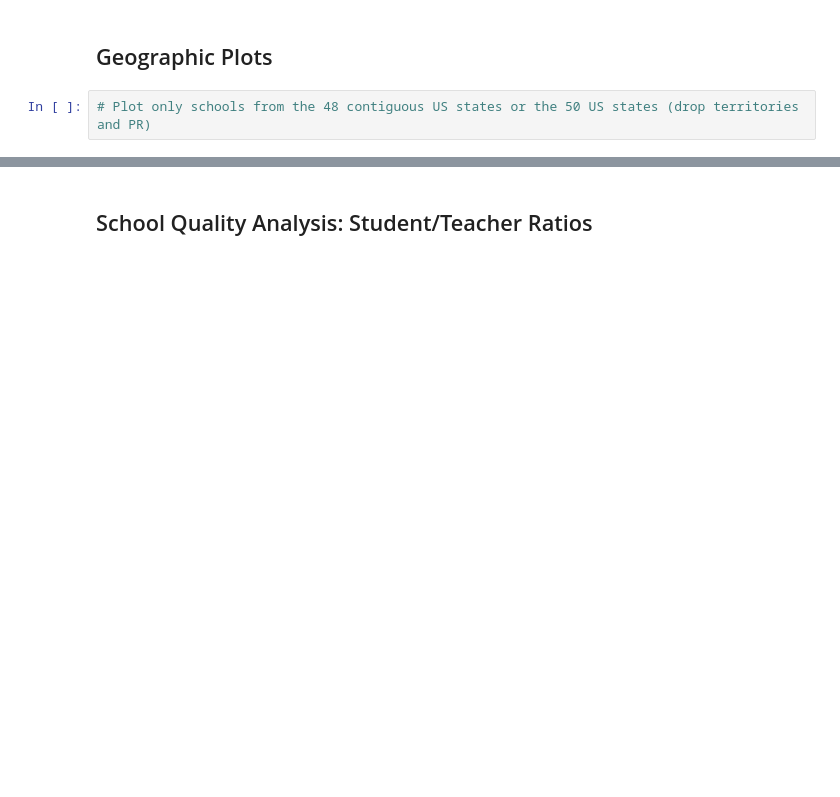
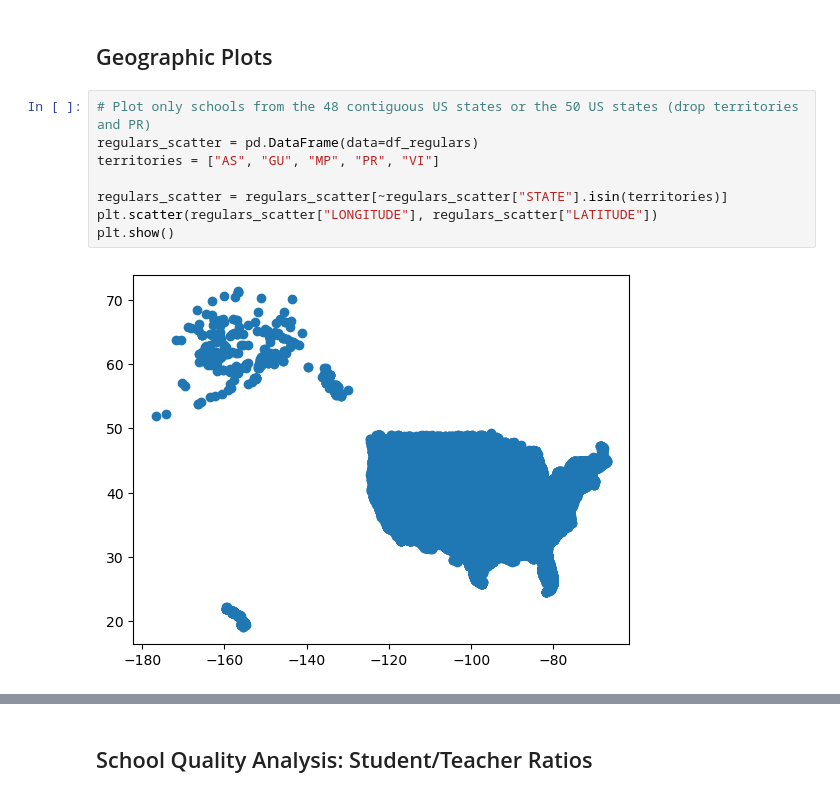
Before and after one commit to cold-quix/school-analysis, a Jupyter notebook: public_school_analysis.ipynb, the cells around one changed output, grey strips where cells are left out. Saved outputs shown, nothing was run; the diff lists cells and outputs as text; blank space fills up the shorter version.

```diff
--- a/public_school_analysis.ipynb
+++ b/public_school_analysis.ipynb
@@ -299,5 +310,13 @@ df_ratio_filtered["STUDENT_TEACHER_RATIO"].plot(kind="hist", bins=100, ylabel="S
 ## Geographic Plots
 # %%
 # Plot only schools from the 48 contiguous US states or the 50 US states (drop territories and PR)
+regulars_scatter = pd.DataFrame(data=df_regulars)
+territories = ["AS", "GU", "MP", "PR", "VI"]
+
+regulars_scatter = regulars_scatter[~regulars_scatter["STATE"].isin(territories)]
+plt.scatter(regulars_scatter["LONGITUDE"], regulars_scatter["LATITUDE"])
+plt.show()
+# %% [output]
+[figure, added]
 # %%
 # Plot only schools in your state
```
Also changed, not shown: parts of 5 cells of this notebook.
